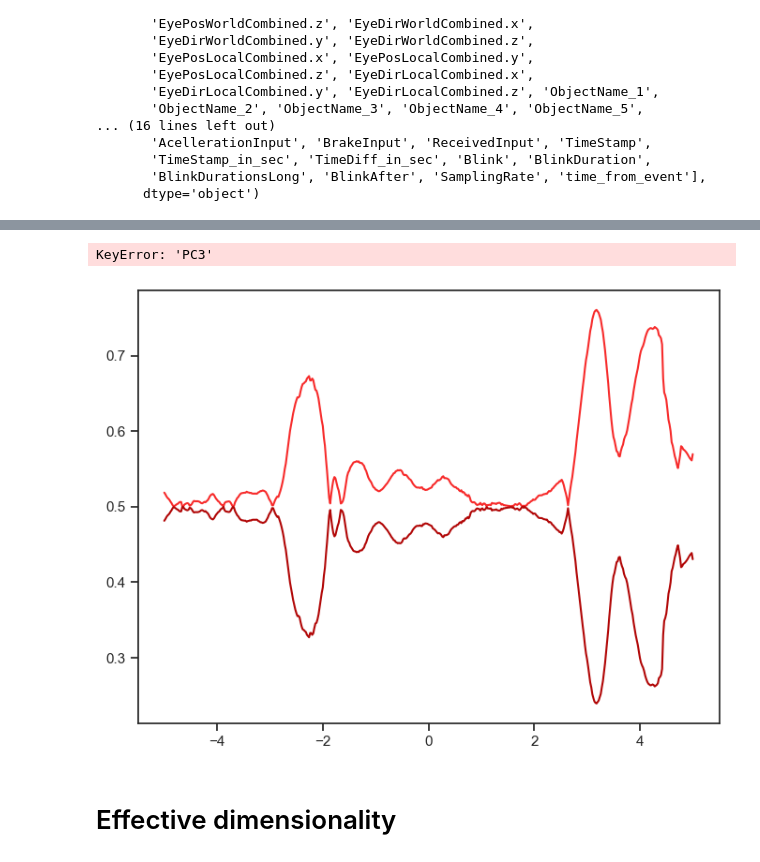
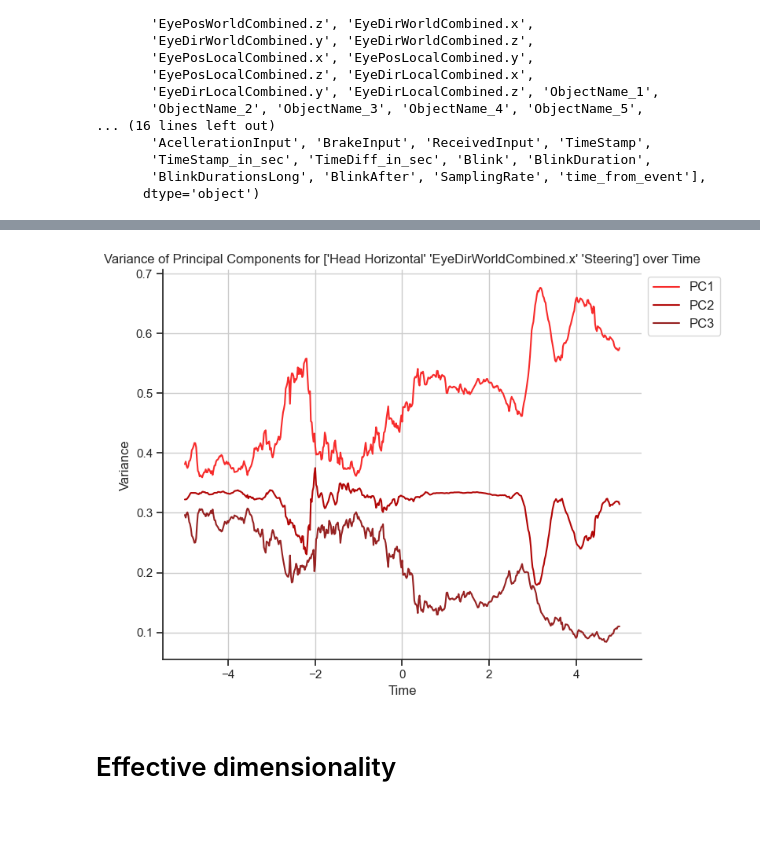
Before and after one commit to JohnMadrid/fpca-takeOverRequests, a Jupyter notebook: pca.ipynb, the cells around one changed output, grey strips where cells are left out. Saved outputs shown, nothing was run; the diff lists cells and outputs as text; code cells hidden in the pictures; blank space fills up the shorter version.

```diff
--- a/pca.ipynb
+++ b/pca.ipynb
@@ -246,8 +290,8 @@ def map_labels(labels, label_mapping):
 
 # Define your label mapping (you can modify this as needed)
 custom_mapping = {
-    'EyeDirLocalCombined.x': 'Eye Horizontal',
-    'EyeDirLocalCombined.y': 'Eye Vertical',
+    'EyeDirWorldCombined.x': 'Eye Horizontal',
+    'EyeDirWorldCombined.y': 'Eye Vertical',
     'NoseVector.x': 'Head Horizontal',
     'NoseVector.y': 'Head Vertical',
     'SteeringInput': 'Steering',
@@ -263,7 +307,7 @@ def biplot(score, coef, eigenvalues,
            vector_linewidth=None):
     plt.rcParams.update({'font.size': 20})
     # Apply 90-degree rotation matrix to `score` and `coef`
-    # rotation_matrix = np.array([[0, -1], [1, 0]])
+    rotation_matrix = np.array([[0, -1], [1, 0]])
     # Rotate the first two components of the scores
     # score = np.dot(score[:, :2], rotation_matrix)
     # Rotate the first two components of the loadings
@@ -275,7 +319,7 @@ def biplot(score, coef, eigenvalues,
     scaley = 1.0 / (ys.max() - ys.min())
 
     padding= 1.2 # 20% padding for axis and vector scaling
-    padding_text = 1.1 # 10 % padding for text
+    padding_text = 1 # 10 % padding for text
     xlims = padding * np.max(np.abs(xs))
     ylims = padding * np.max(np.abs(ys))
     if colors is None:  # If no color information, plot all points orange
@@ -522,7 +566,7 @@ def visualize_event_pca(df, event='', time_point='', features='', scaled=True, v
         if not time_point == '':
             if time_point == 'pc1_high_var':
                 # PC1 with the highest variance
-                ts = -0.32
+                ts = -0.2
             elif time_point == 'high_var_euler':
                 ts = 23.78
             elif time_point == 'low_var_euler':
@@ -711,7 +755,7 @@ Index(['timestamp_REF', 'uid', 'dataset', 'city_section',
       dtype='object')
 # %%
 conditions = ['ExperimentalCondition']
-eye = ['EyeDirCombined.x']#, 'EyeDirLocalCombined.y']#, 'EyeDirLocalCombined.z']
+eye = ['EyeDirWorldCombined.x']#, 'EyeDirLocalCombined.y']#, 'EyeDirLocalCombined.z']
 head = ['NoseVector.x']#, 'NoseVector.y']#, 'NoseVector.z']
 steering = ['SteeringInput']
 variables_to_use = conditions + eye + head #+ steering
@@ -745,36 +792,35 @@ import matplotlib.pyplot as plt
 # Example color palette you provided
 color_pca = {
     'PC1': '#F72B2B', 'PC2': '#B10606',
     'PC3': '#962222', 'PC4': '#851E1E',
     'PC5': '#641717', 'PC6': '#430F0F',
     'PC7': '#3A0E0E', 'PC8': '#320C0C',
     'PC9': '#2B0A0A', 'PC10': '#240808',
     'PC11': '#1D0707', 'PC12': '#160505',
     'PC13': '#100303', 'PC14': '#0A0202',
     # 'PC15': '#050101'
 }
 
 # Select PCs to plot
-pcs = ['PC1', 'PC2']#, 'PC3']#, 'PC4']#, 'PC5']
+pcs = ['PC1', 'PC2', 'PC3']#, 'PC4']#, 'PC5']
 
 fig, ax= plt.subplots(figsize=(8, 6))
 
 for pc in pcs:
     ax.plot(variances_df['Time'], variances_df[pc], label=pc, color=color_pca.get(pc, '#000000'))
 # Remove the default legend as we'll create a custom one later
 ax.legend()#.remove()
 sns.move_legend(ax, "upper left", bbox_to_anchor=(1, 1), fontsize=12)
 sns.despine(ax=ax, offset=0, trim=False)
 plt.xlabel('Time')
 plt.ylabel('Variance')
 plt.title(f'Variance of Principal Components for {components_df.Features.unique()} over Time')
 # plt.legend(title='Principal Components')
 plt.grid(True)
 plt.tight_layout()
 plt.show()
 # %% [output]
-KeyError: 'PC3'
-[figure, old version]
+[figure, new version]
 # %% [markdown]
 # Effective dimensionality
 # %%
```
Also changed, not shown: parts of 15 cells of this notebook.
